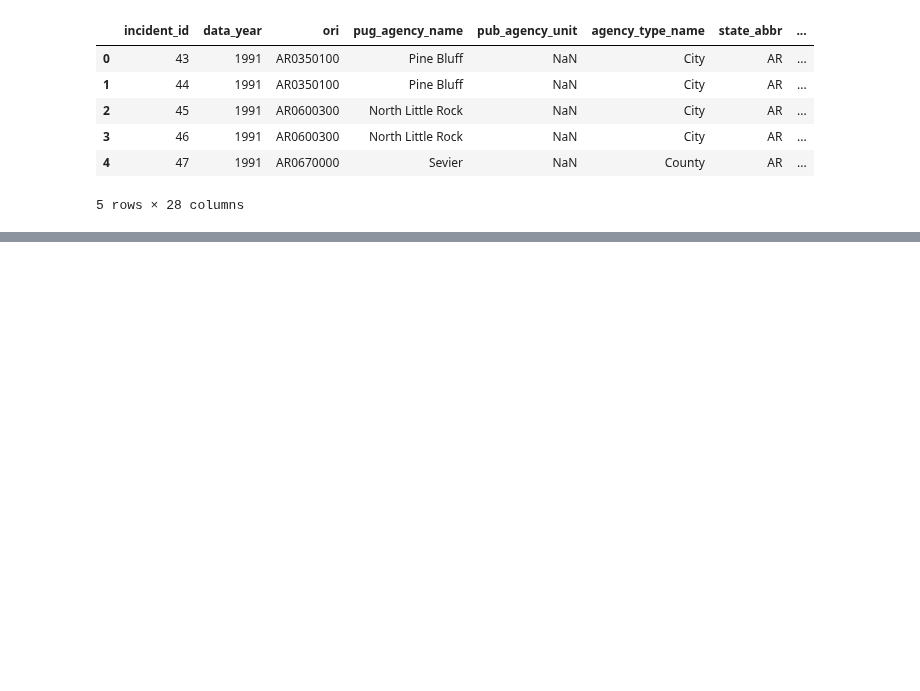
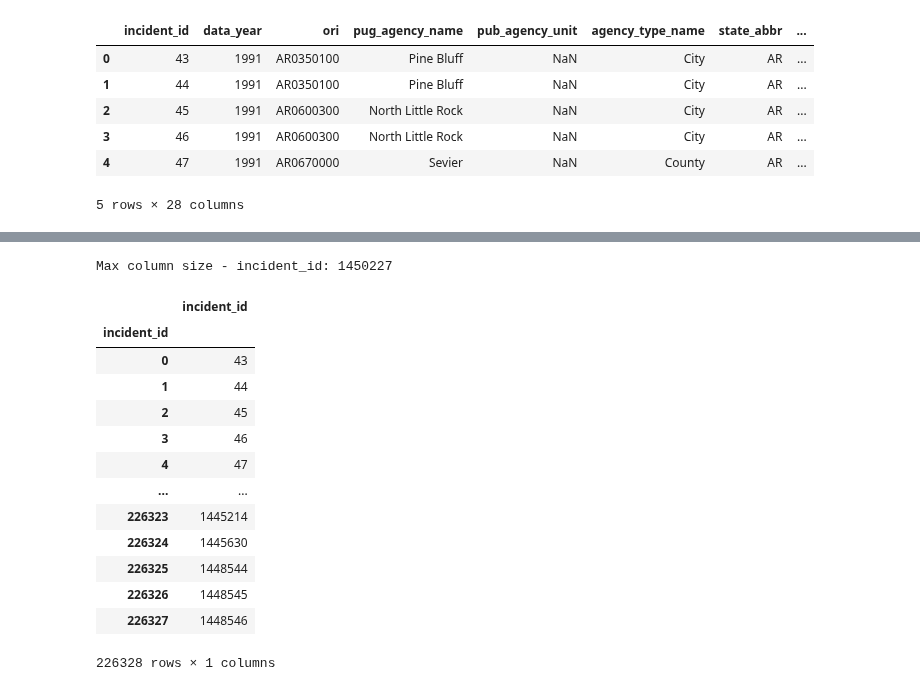
Before and after one commit to evacs/Project-3, a Jupyter notebook: hate_crimes_AP.ipynb, the cells around one changed output, grey strips where cells are left out. Cells and saved outputs as stored; diff of their text form; code cells hidden in the pictures; blank space fills up the shorter version.

```diff
--- a/hate_crimes_AP.ipynb
+++ b/hate_crimes_AP.ipynb
@@ -40,0 +134,24 @@ crime_data_df.head()
+# %%
+#creating dataframe for incident id numbers
+incident_id_df = pd.DataFrame(crime_data_df['incident_id'].unique(), columns=['incident_id'])
+incident_id_df.index.name = 'incident_id'
+
+print(f"Max column size - incident_id: {incident_id_df['incident_id'].max()}")
+
+incident_id_df
+# %% [output]
+Max column size - incident_id: 1450227
+|  | incident_id |
+| incident_id |  |
+| 0 | 43 |
+| 1 | 44 |
+| 2 | 45 |
+| 3 | 46 |
+| 4 | 47 |
+| ... | ... |
+| 226323 | 1445214 |
+| 226324 | 1445630 |
+| 226325 | 1448544 |
+| 226326 | 1448545 |
+| 226327 | 1448546 |
+226328 rows × 1 columns
```
Also changed, not shown: parts of 7 cells of this notebook, 2 other files.
